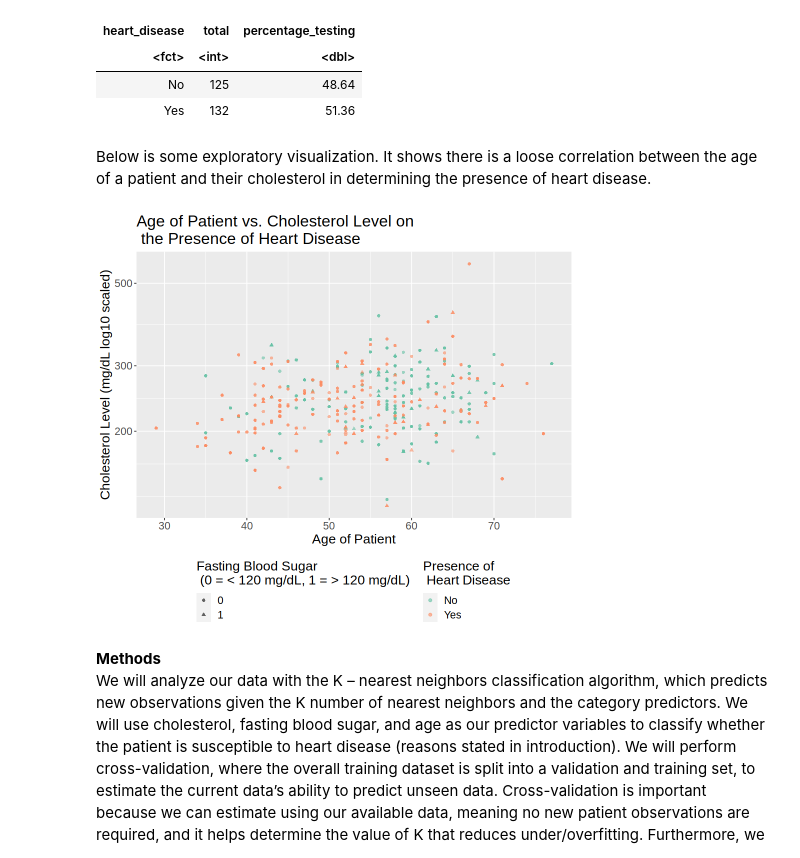
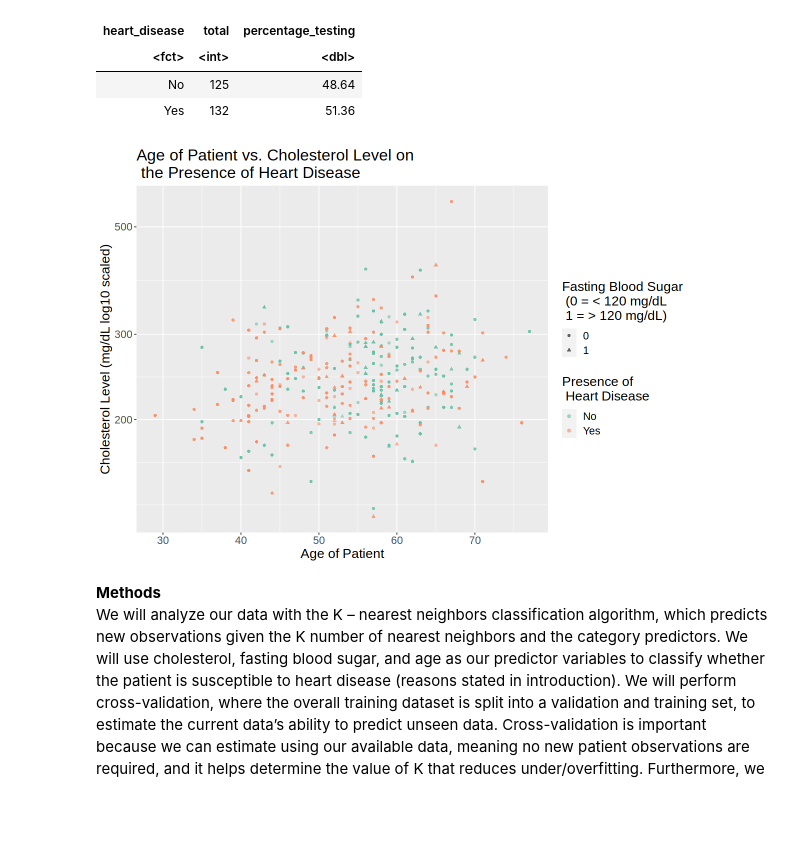
Before and after one commit to fellasleep2324/dsci-100-2023-24-grp12, a Jupyter notebook: Group Project Proposal.ipynb, the cells around one changed output. Cells and saved outputs as stored; diff of their text form; code cells hidden in the pictures; blank space fills up the shorter version.

```diff
--- a/Group Project Proposal.ipynb
+++ b/Group Project Proposal.ipynb
@@ -112,27 +102,28 @@ A tibble: 2 × 3
 | <fct> | <int> | <dbl> |
 | No | 125 | 48.64 |
 | Yes | 132 | 51.36 |
-# %% [markdown]
-Below is some exploratory visualization. It shows there is a loose correlation between the age of a patient and their cholesterol in determining the presence of heart disease.
 # %%
-options(repr.plot.width = 8, repr.plot.height = 7)
+# Below is some exploratory visualization. It shows there is a loose correlation between the age
+# of a patient and their cholesterol in determining the presence of heart disease.
+
+options(repr.plot.width = 10, repr.plot.height = 7)
 
 heart_disease_plot <- training_heart |>
     ggplot(aes(x = age, y = cholesterol, color = heart_disease, shape = as_factor(fast_bs))) +
         geom_point(alpha = 0.6) +
         ggtitle("Age of Patient vs. Cholesterol Level on \n the Presence of Heart Disease") +
         labs(x = "Age of Patient",
              y = "Cholesterol Level (mg/dL log10 scaled)",
              color = "Presence of \n Heart Disease",
              shape = "Fasting Blood Sugar \n (0 = < 120 mg/dL \n 1 = > 120 mg/dL)") +
         scale_y_log10(labels = comma) +
         scale_color_brewer(palette = "Set2") +
         theme(text = element_text(size = 16),
               legend.direction = "vertical")
 
 heart_disease_plot
 # %% [output]
-[figure, old version]
+[figure, new version]
 # %% [markdown]
 **Methods**
 We will analyze our data with the K – nearest neighbors classification algorithm, which predicts new observations given the K number of nearest neighbors and the category predictors. We will use cholesterol, fasting blood sugar, and age as our predictor variables to classify whether the patient is susceptible to heart disease (reasons stated in introduction). We will perform cross-validation, where the overall training dataset is split into a validation and training set, to estimate the current data’s ability to predict unseen data. Cross-validation is important because we can estimate using our available data, meaning no new patient observations are required, and it helps determine the value of K that reduces under/overfitting. Furthermore, we will investigate the classifiers performance based on its accuracy, precision, and recall to conclude if the classifier is useful.
```
Also changed, not shown: parts of 5 cells of this notebook.
